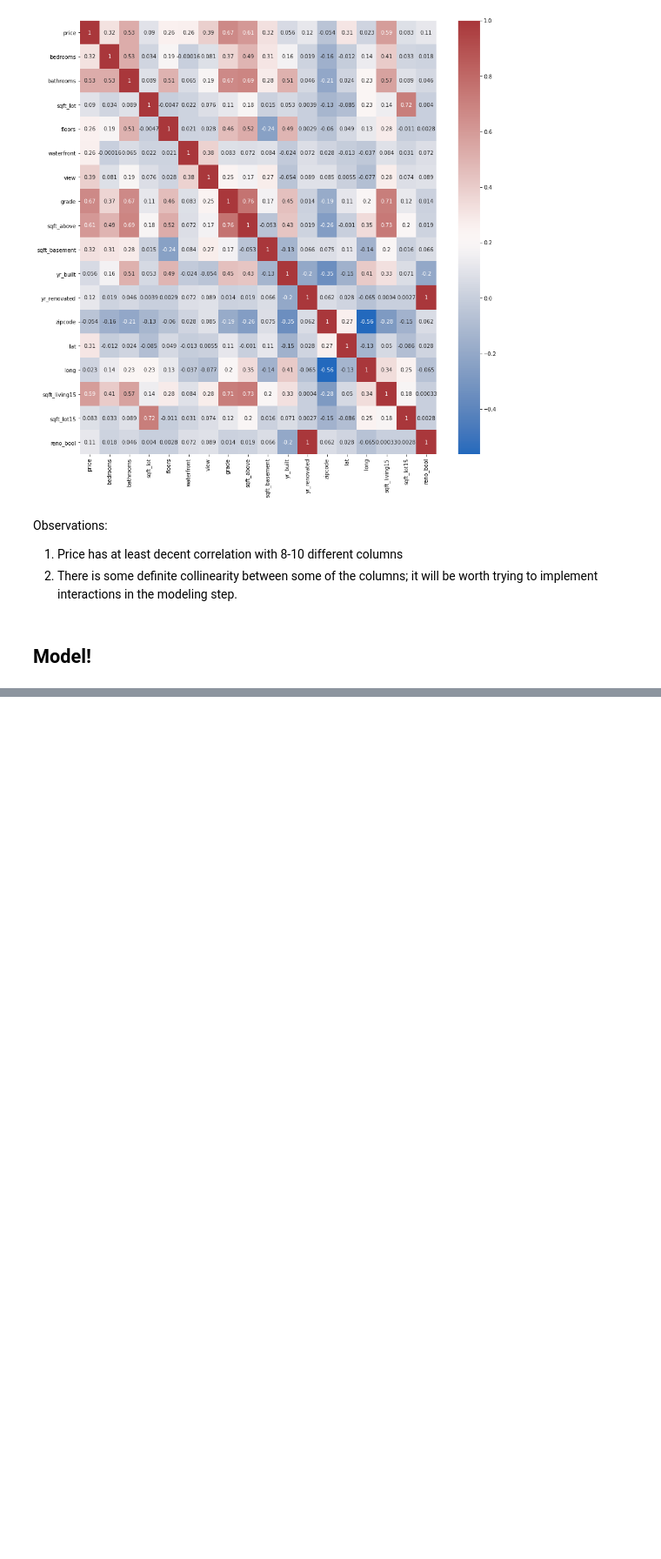
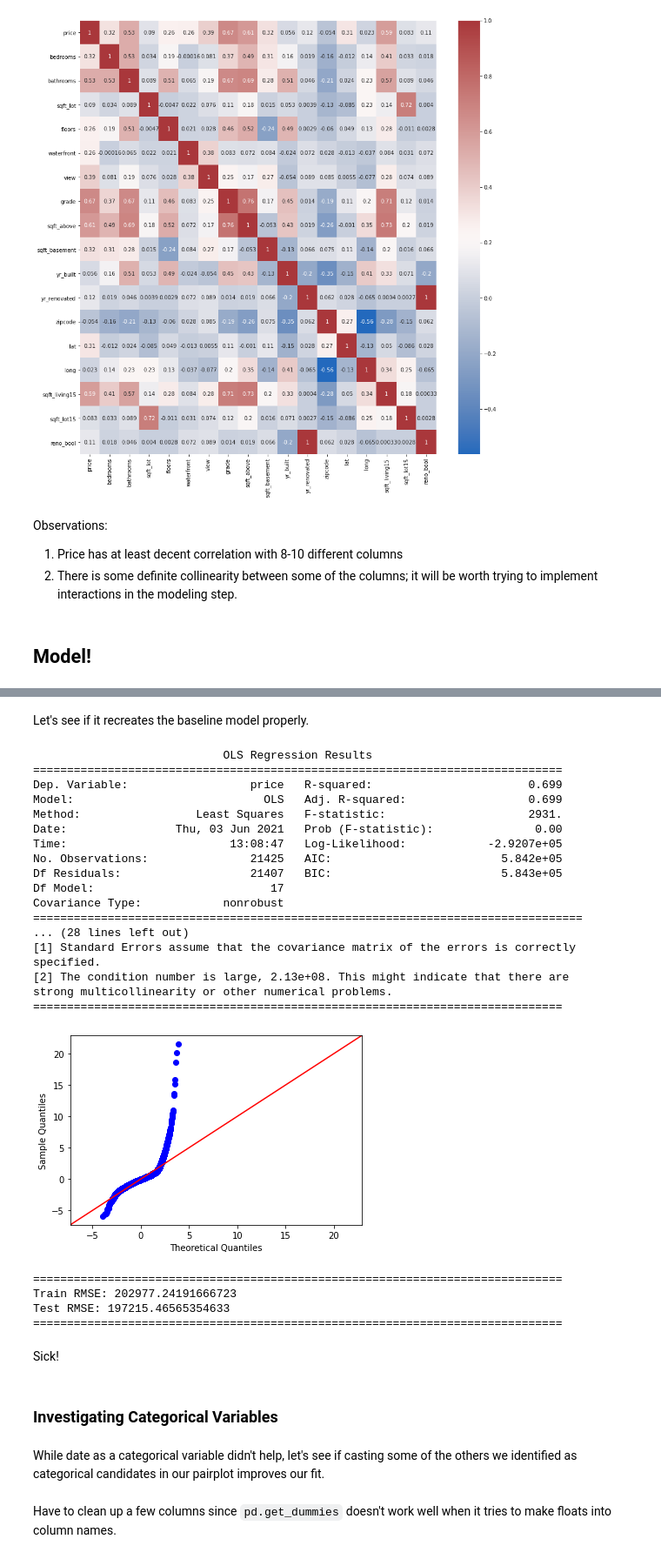
Before and after one commit to mattlegro/dsc-phase-2-project, a Jupyter notebook: housepriceanalysis.ipynb, the cells around one changed output, grey strips where cells are left out. Shown at 87% size. Saved outputs shown, nothing was run; the diff lists cells and outputs as text; code cells hidden in the pictures; blank space fills up the shorter version.

```diff
--- a/housepriceanalysis.ipynb
+++ b/housepriceanalysis.ipynb
@@ -643,0 +782,55 @@ Observations:
+# %%
+def evaluate_model(dataframe):
+    outcome = 'price'
+    predictors = dataframe.drop('price', axis = 1)
+    predictor_variables = "+".join(predictors.columns)
+    formula = outcome + '~' + predictor_variables
+    model = ols(formula = formula, data = dataframe).fit()
+    print(model.summary())
+    fig = sm.graphics.qqplot(model.resid, dist=stats.norm, line='45', fit=True)
+    print('==============================================================================')
+    plt.show()
+    X_train, X_test, y_train, y_test = train_test_split(predictors, dataframe[outcome], test_size = 0.25)
+    linreg = LinearRegression()
+    linreg.fit(X_train, y_train)
+    y_pred = linreg.predict(X_test)
+    mse_train = mean_squared_error(y_train, linreg.predict(X_train))
+    mse_test = mean_squared_error(y_test, y_pred)
+    print('==============================================================================')
+    print("Train RMSE:", np.sqrt(mse_train))
+    print("Test RMSE:", np.sqrt(mse_test))
+    print('==============================================================================')
+# %% [markdown]
+Let's see if it recreates the baseline model properly.
+# %%
+df5 = df4.drop(columns = 'date')
+evaluate_model(df5)
+# %% [output]
+                            OLS Regression Results
+==============================================================================
+Dep. Variable:                  price   R-squared:                       0.699
+Model:                            OLS   Adj. R-squared:                  0.699
+Method:                 Least Squares   F-statistic:                     2931.
+Date:                Thu, 03 Jun 2021   Prob (F-statistic):               0.00
+Time:                        13:08:47   Log-Likelihood:            -2.9207e+05
+No. Observations:               21425   AIC:                         5.842e+05
+Df Residuals:                   21407   BIC:                         5.843e+05
+Df Model:                          17
+Covariance Type:            nonrobust
+=================================================================================
+... (28 lines left out)
+[1] Standard Errors assume that the covariance matrix of the errors is correctly specified.
+[2] The condition number is large, 2.13e+08. This might indicate that there are
+strong multicollinearity or other numerical problems.
+==============================================================================
+[figure, added]
+==============================================================================
+Train RMSE: 202977.24191666723
+Test RMSE: 197215.46565354633
+==============================================================================
+# %% [markdown]
+Sick!
+# %% [markdown]
+### Investigating Categorical Variables
+# %% [markdown]
+While date as a categorical variable didn't help, let's see if casting some of the others we identified as categorical candidates in our pairplot improves our fit.
@@ -643,0 +845,2 @@ Observations:
+# %% [markdown]
+Have to clean up a few columns since `pd.get_dummies` doesn't work well when it tries to make floats into column names.
```
Also changed, not shown: parts of 26 cells of this notebook.
